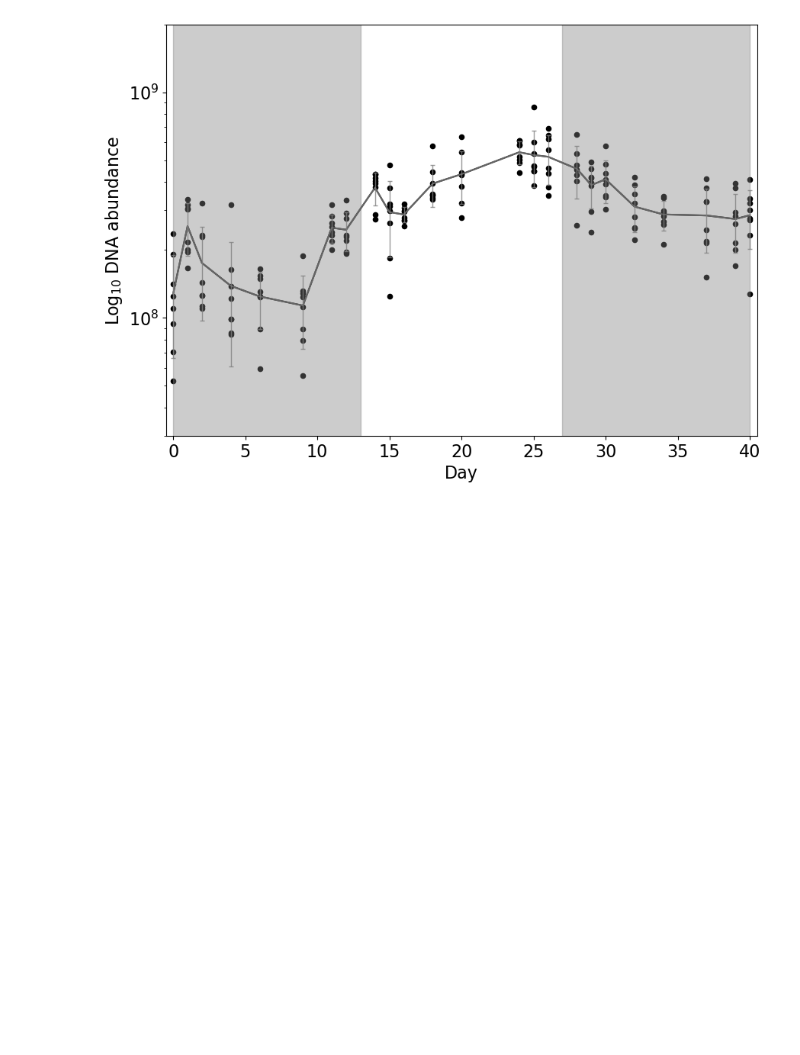
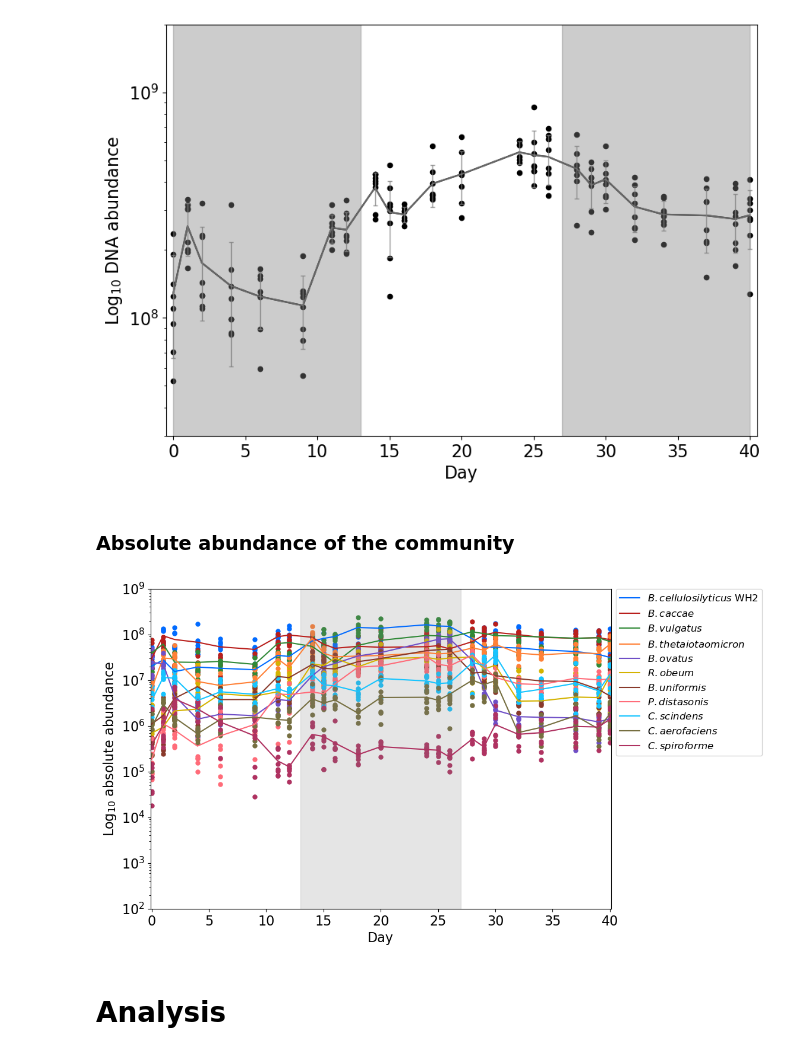
Before and after one commit to alejandrocs98/masters-thesis, a Jupyter notebook: ecological-modeling/abundance_plots.ipynb, the cells around one changed output. Cells and saved outputs as stored; diff of their text form; code cells hidden in the pictures; blank space fills up the shorter version.

```diff
--- a/ecological-modeling/abundance_plots.ipynb
+++ b/ecological-modeling/abundance_plots.ipynb
@@ -526,3 +460,13 @@ plt.savefig('mcnulty-results/abundances/hf0_dna_abun.svg', bbox_inches='tight')
 plt.show()
 # %% [output]
 [figure]
+# %% [markdown]
+### Absolute abundance of the community
+# %%
+plot_abundance_line(HF0, logy=True)
+plt.savefig('mcnulty-results/abundances/hf0_abs.svg', bbox_inches='tight')
+plt.show()
+# %% [output]
+[figure, added]
+# %% [markdown]
+# Analysis
```
Also changed, not shown: parts of 30 cells of this notebook, 15 other files.
